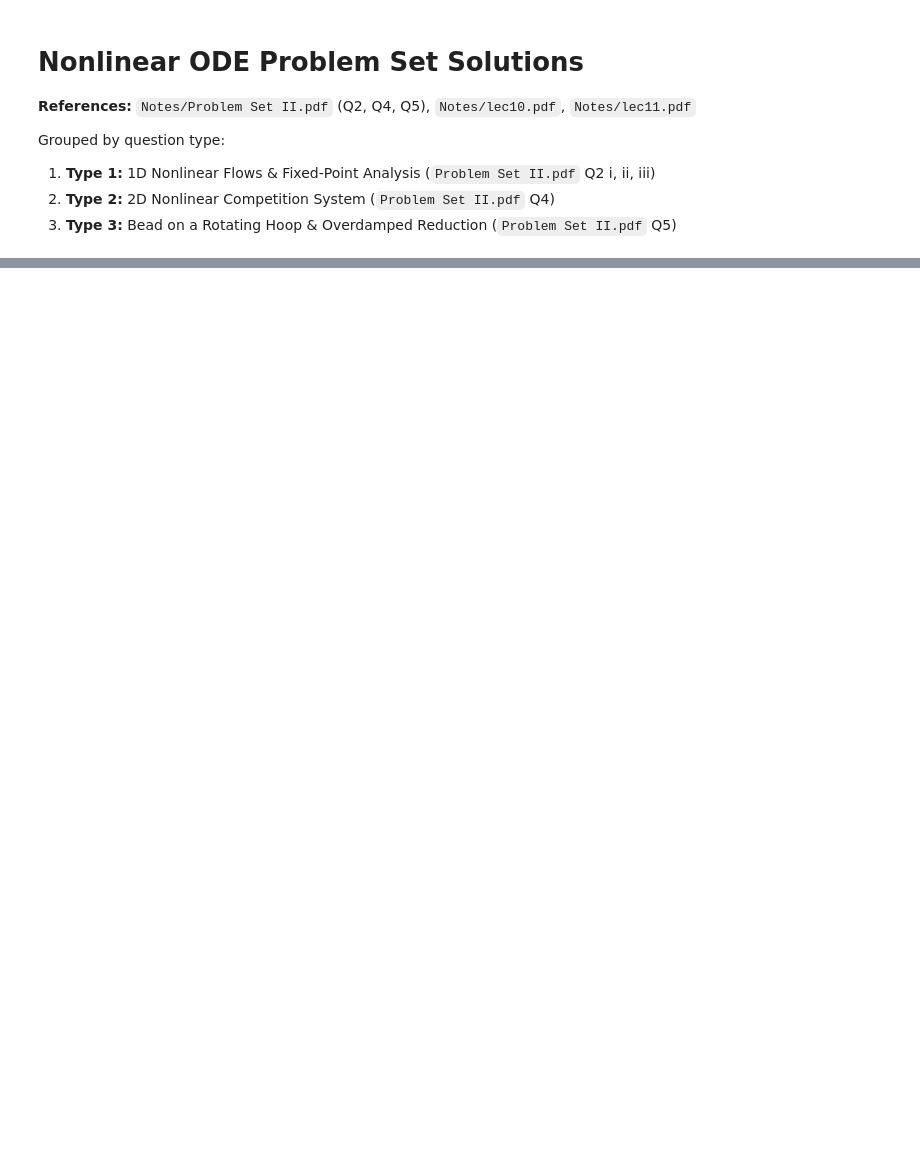
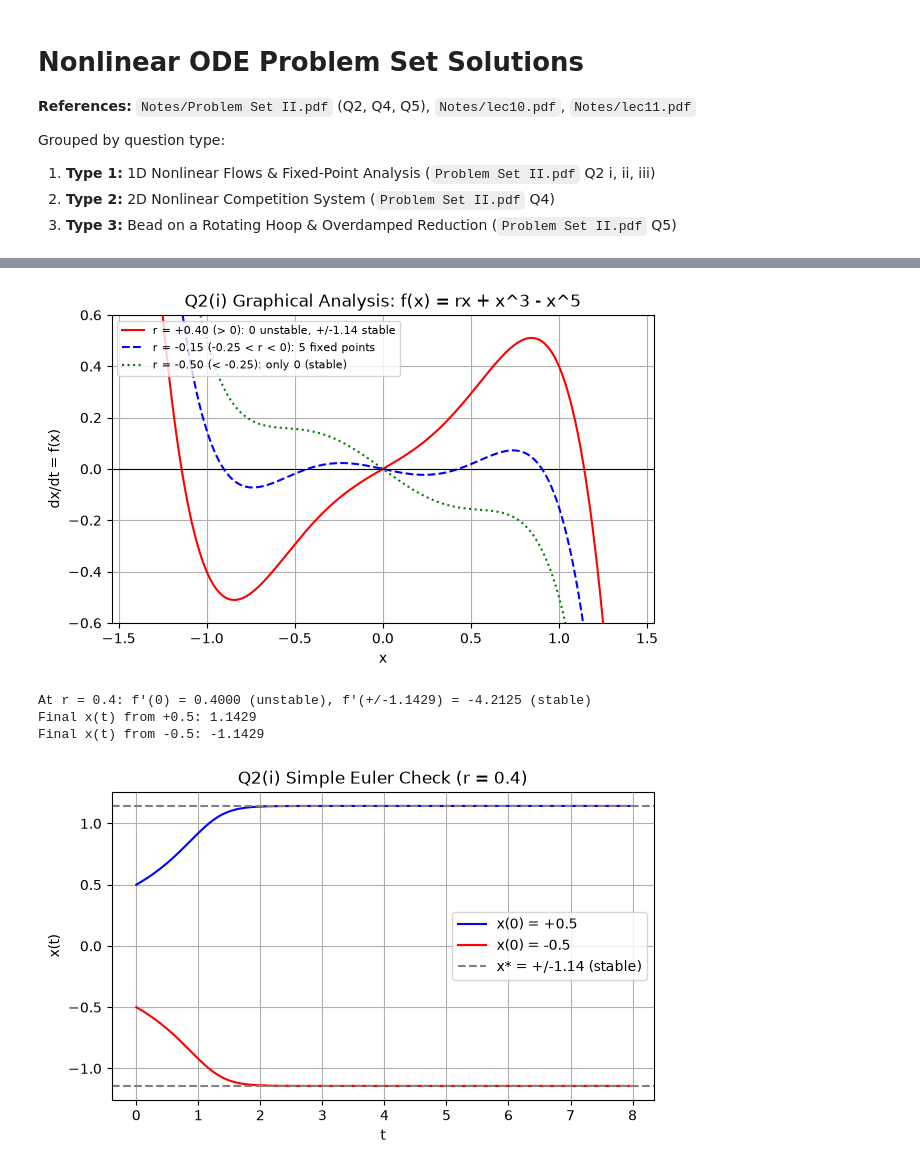
Before and after one commit to Nandu45321/Numerical-Methods-PHY324, a Jupyter notebook: Notes/End/Nonlinear Ordinary Differential Equations/04_Nonlinear_ODE_Problem_Set_Solutions.ipynb, the cells around one changed output, grey strips where cells are left out. Drawn from its saved outputs; the diff is of its cells as text; code cells hidden in the pictures; blank space fills up the shorter version.

```diff
--- a/Notes/End/Nonlinear Ordinary Differential Equations/04_Nonlinear_ODE_Problem_Set_Solutions.ipynb
+++ b/Notes/End/Nonlinear Ordinary Differential Equations/04_Nonlinear_ODE_Problem_Set_Solutions.ipynb
@@ -55 +17,69 @@ Final x(t) from -0.5: -1.1429
+# %%
+import numpy as np
+import matplotlib.pyplot as plt
+
+# --- Step 1: Graphical analysis of f(x) = r*x + x^3 - x^5 ---
+# Crossing 0 downward (negative slope) = STABLE fixed point
+# Crossing 0 upward   (positive slope) = UNSTABLE fixed point
+x_grid = np.linspace(-1.4, 1.4, 400)
+
+plt.figure(figsize=(7, 4))
+plt.plot(x_grid,  0.40 * x_grid + x_grid**3 - x_grid**5, 'r-',  label='r = +0.40 (> 0): 0 unstable, +/-1.14 stable')
+plt.plot(x_grid, -0.15 * x_grid + x_grid**3 - x_grid**5, 'b--', label='r = -0.15 (-0.25 < r < 0): 5 fixed points')
+plt.plot(x_grid, -0.50 * x_grid + x_grid**3 - x_grid**5, 'g:',  label='r = -0.50 (< -0.25): only 0 (stable)')
+plt.axhline(0, color='k', linewidth=0.8)  # horizontal axis where dx/dt = 0
+plt.ylim(-0.6, 0.6)
+plt.xlabel('x')
+plt.ylabel('dx/dt = f(x)')
+plt.title('Q2(i) Graphical Analysis: f(x) = rx + x^3 - x^5')
+plt.legend(fontsize=8)
+plt.grid(True)
+plt.show()
+
+# --- Step 2: Simple Euler simulation for r = 0.4 ---
+r = 0.4
+dt = 0.05
+t = np.arange(0, 8, dt)
+n = len(t)
+
+# Start two trajectories: one slightly positive (+0.5), one slightly negative (-0.5)
+x_pos = np.zeros(n)
+x_neg = np.zeros(n)
+x_pos[0] = 0.5
+x_neg[0] = -0.5
+
+# Advance both in time using Simple Euler: x_next = x + dt * f(x)
+for i in range(n - 1):
+    x_pos[i + 1] = x_pos[i] + dt * (r * x_pos[i] + x_pos[i]**3 - x_pos[i]**5)
+    x_neg[i + 1] = x_neg[i] + dt * (r * x_neg[i] + x_neg[i]**3 - x_neg[i]**5)
+
+# Exact stable fixed point magnitude from x^2 = (1 + sqrt(1 + 4r)) / 2
+x_star = np.sqrt((1 + np.sqrt(1 + 4 * r)) / 2)
+
+# Check slopes f'(x) = r + 3*x^2 - 5*x^4 at x* = 0 and x* = +1.1429
+slope_zero = r
+slope_star = r + 3 * x_star**2 - 5 * x_star**4
+
+print(f"At r = {r}: f'(0) = {slope_zero:.4f} (unstable), f'(+/-{x_star:.4f}) = {slope_star:.4f} (stable)")
+print('Final x(t) from +0.5:', round(x_pos[-1], 4))
+print('Final x(t) from -0.5:', round(x_neg[-1], 4))
+
+# Plot trajectories to verify +0.5 settles at +1.14 and -0.5 settles at -1.14
+plt.figure(figsize=(7, 4))
+plt.plot(t, x_pos, 'b-', label='x(0) = +0.5')
+plt.plot(t, x_neg, 'r-', label='x(0) = -0.5')
+plt.axhline( x_star, color='gray', linestyle='--', label=f'x* = +/-{x_star:.2f} (stable)')
+plt.axhline(-x_star, color='gray', linestyle='--')
+plt.xlabel('t')
+plt.ylabel('x(t)')
+plt.title('Q2(i) Simple Euler Check (r = 0.4)')
+plt.legend()
+plt.grid(True)
+plt.show()
+# %% [output]
+[figure, added]
+At r = 0.4: f'(0) = 0.4000 (unstable), f'(+/-1.1429) = -4.2125 (stable)
+Final x(t) from +0.5: 1.1429
+Final x(t) from -0.5: -1.1429
+[figure, added]
 # %% [markdown]
```
Also changed, not shown: parts of 13 cells of this notebook, 24 other files.
